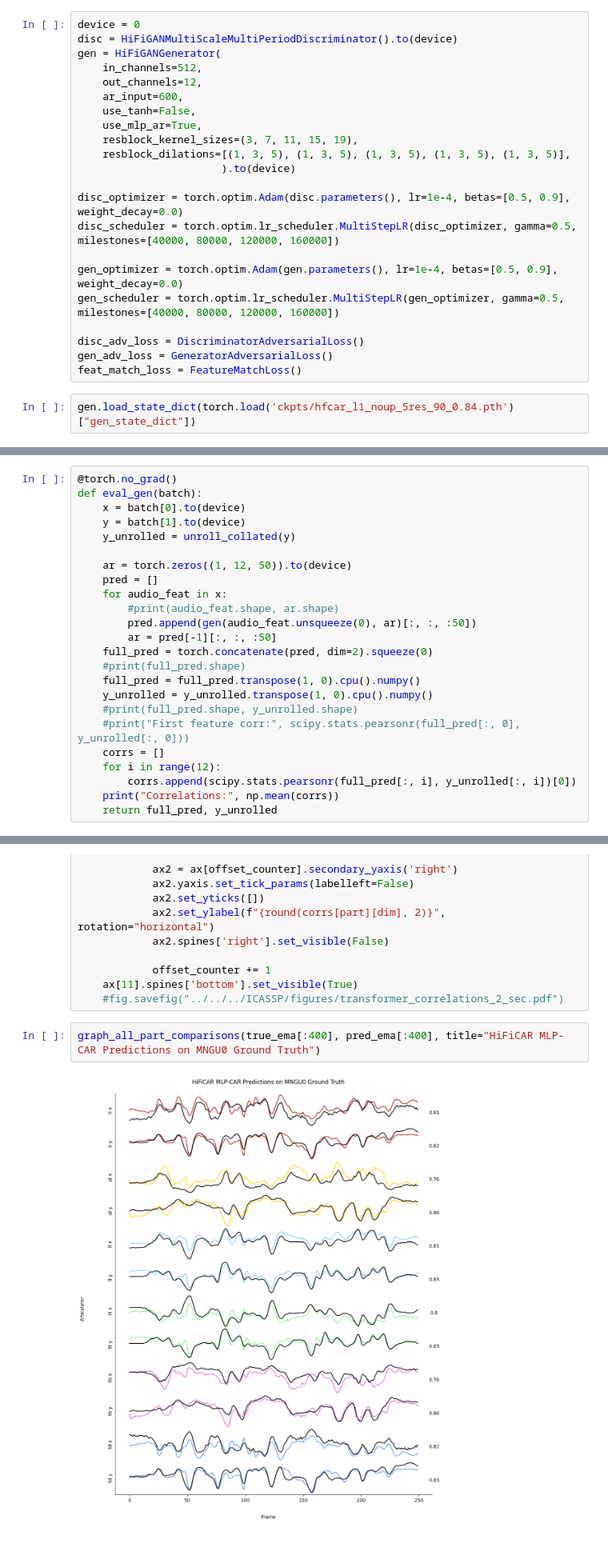
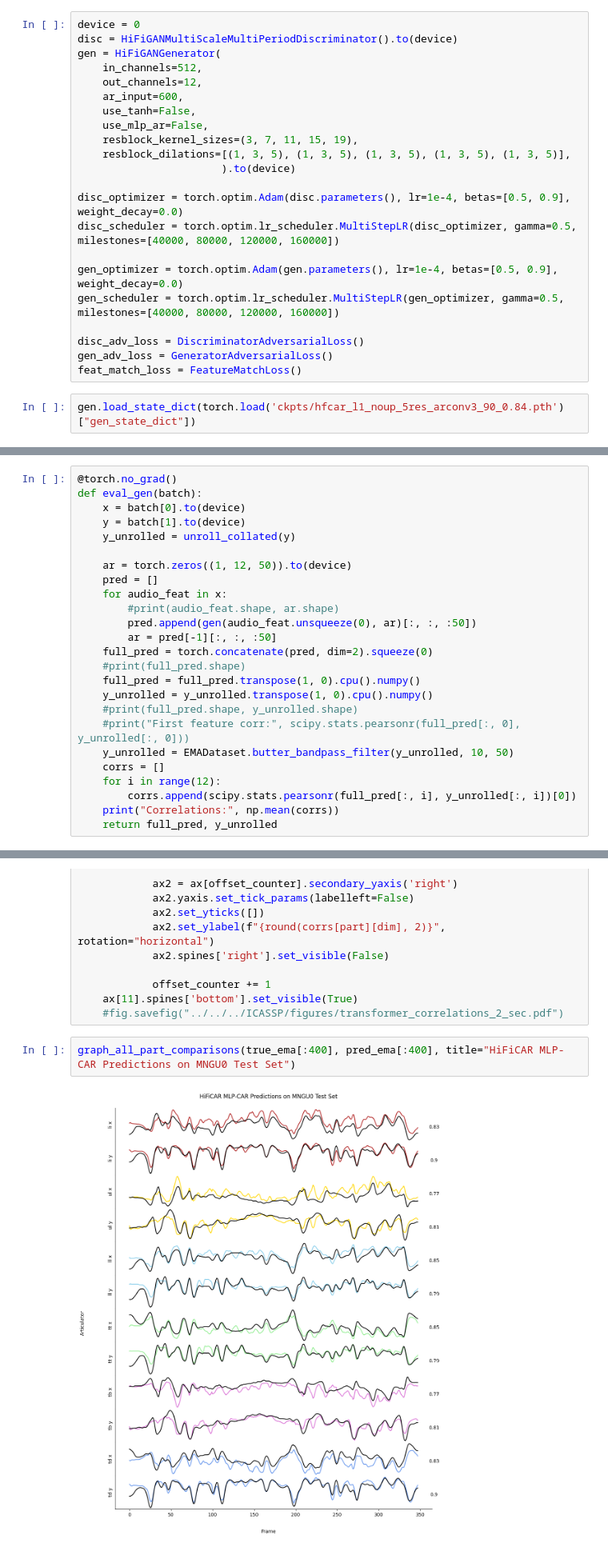
Before and after one commit to tejasprabhune/wav2avatar, a Jupyter notebook: wav2avatar/streaming/hifigan/test_train.ipynb, the cells around one changed output, grey strips where cells are left out. Shown at 80% size. Drawn from its saved outputs; the diff is of its cells as text.

Commit message:
Add testing for other mngu0

```diff
--- a/wav2avatar/streaming/hifigan/test_train.ipynb
+++ b/wav2avatar/streaming/hifigan/test_train.ipynb
@@ -35,7 +35,7 @@ gen = HiFiGANGenerator(
     out_channels=12,
     ar_input=600,
     use_tanh=False,
-    use_mlp_ar=True,
+    use_mlp_ar=False,
     resblock_kernel_sizes=(3, 7, 11, 15, 19),
     resblock_dilations=[(1, 3, 5), (1, 3, 5), (1, 3, 5), (1, 3, 5), (1, 3, 5)],
                        ).to(device)
@@ -50,7 +50,7 @@ disc_adv_loss = DiscriminatorAdversarialLoss()
 gen_adv_loss = GeneratorAdversarialLoss()
 feat_match_loss = FeatureMatchLoss()
 # %%
-gen.load_state_dict(torch.load('ckpts/hfcar_l1_noup_5res_90_0.84.pth')["gen_state_dict"])
+gen.load_state_dict(torch.load('ckpts/hfcar_l1_noup_5res_arconv3_90_0.84.pth')["gen_state_dict"])
 # %% [output]
 <All keys matched successfully>
 # %%
@@ -154,6 +154,7 @@ def eval_gen(batch):
     y_unrolled = y_unrolled.transpose(1, 0).cpu().numpy()
     #print(full_pred.shape, y_unrolled.shape)
     #print("First feature corr:", scipy.stats.pearsonr(full_pred[:, 0], y_unrolled[:, 0]))
+    y_unrolled = EMADataset.butter_bandpass_filter(y_unrolled, 10, 50)
     corrs = []
     for i in range(12):
         corrs.append(scipy.stats.pearsonr(full_pred[:, i], y_unrolled[:, i])[0])
@@ -457,9 +459,9 @@ def graph_all_part_comparisons(ground_truth, predicted, title=None):
     ax[11].spines['bottom'].set_visible(True)
     #fig.savefig("../../../ICASSP/figures/transformer_correlations_2_sec.pdf")
 # %%
-graph_all_part_comparisons(true_ema[:400], pred_ema[:400], title="HiFiCAR MLP-CAR Predictions on MNGU0 Ground Truth")
+graph_all_part_comparisons(true_ema[:400], pred_ema[:400], title="HiFiCAR MLP-CAR Predictions on MNGU0 Test Set")
 # %% [output]
-[figure, old version]
+[figure, new version]
 # %%
 ar_conv = torch.nn.Sequential(
     torch.nn.Conv1d(600, 128, kernel_size=3, padding=1),
```
Also changed, not shown: parts of 8 cells of this notebook, 4 other files.
